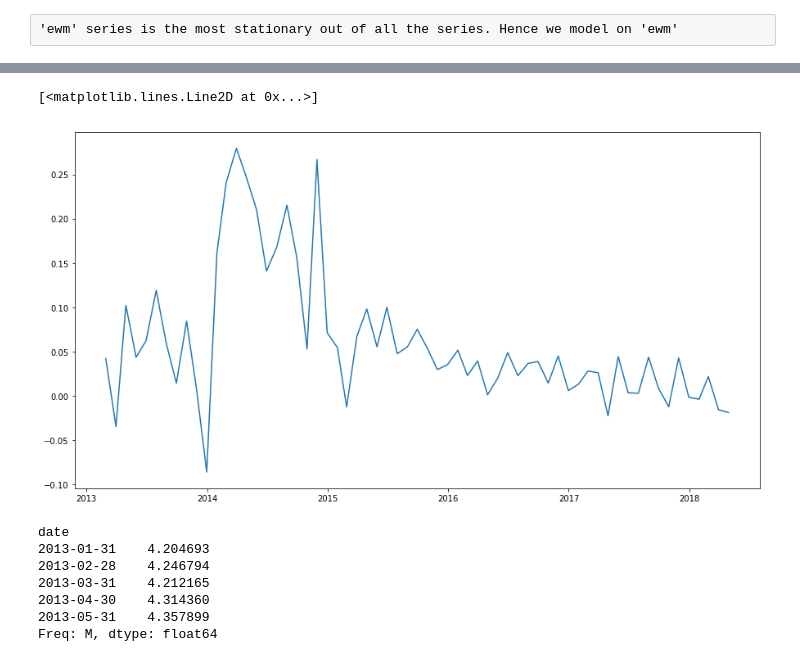
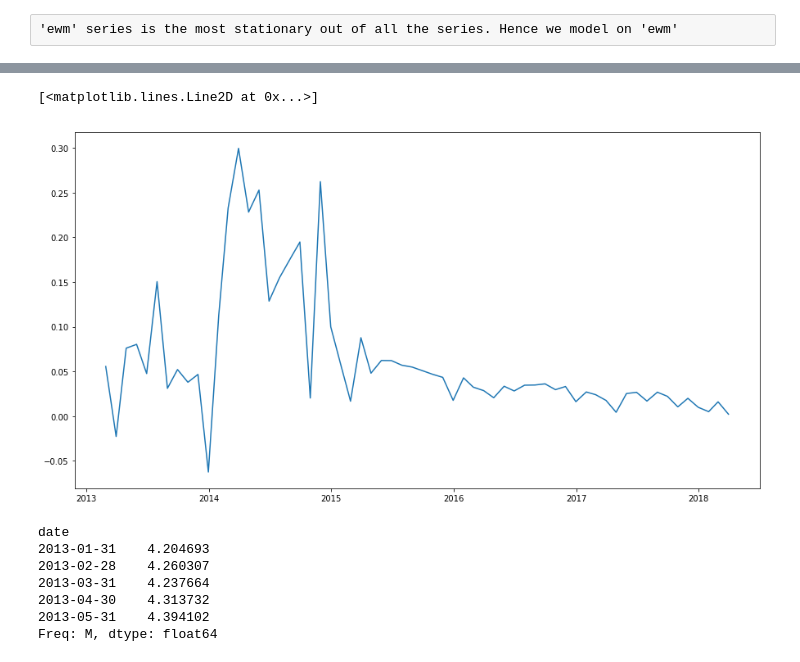
Before and after one commit to piyushmishra12/Effects-of-Gun-Violence-forecast, a Jupyter notebook: Gun Violence.ipynb, the cells around one changed output, grey strips where cells are left out. Cells and saved outputs as stored; diff of their text form; code cells hidden in the pictures.

```diff
--- a/Gun Violence.ipynb
+++ b/Gun Violence.ipynb
@@ -159,11 +159,11 @@ autocorrelation_plot(ewm)
 # %%
 from statsmodels.tsa.arima_model import ARIMA
-model = ARIMA(ewm, order = (14, 1, 0))
+model = ARIMA(ewm, order = (15, 1, 0))
 model_fit = model.fit(disp = 0)
 plt.plot(model_fit.fittedvalues)
 # %% [output]
 [<matplotlib.lines.Line2D at 0x...>]
-[figure, old version]
+[figure, new version]
 # %%
 logpred_diff = pd.Series(model_fit.fittedvalues, index = ewm.index)
 logpred_cumsum = logpred_diff.cumsum()
@@ -173,10 +173,10 @@ logpred.head()
 # %% [output]
 date
 2013-01-31    4.204693
-2013-02-28    4.246794
-2013-03-31    4.212165
-2013-04-30    4.314360
-2013-05-31    4.357899
+2013-02-28    4.260307
+2013-03-31    4.237664
+2013-04-30    4.313732
+2013-05-31    4.394102
 Freq: M, dtype: float64
 # %%
 ewm.head()
```
Also changed, not shown: parts of 13 cells of this notebook.
